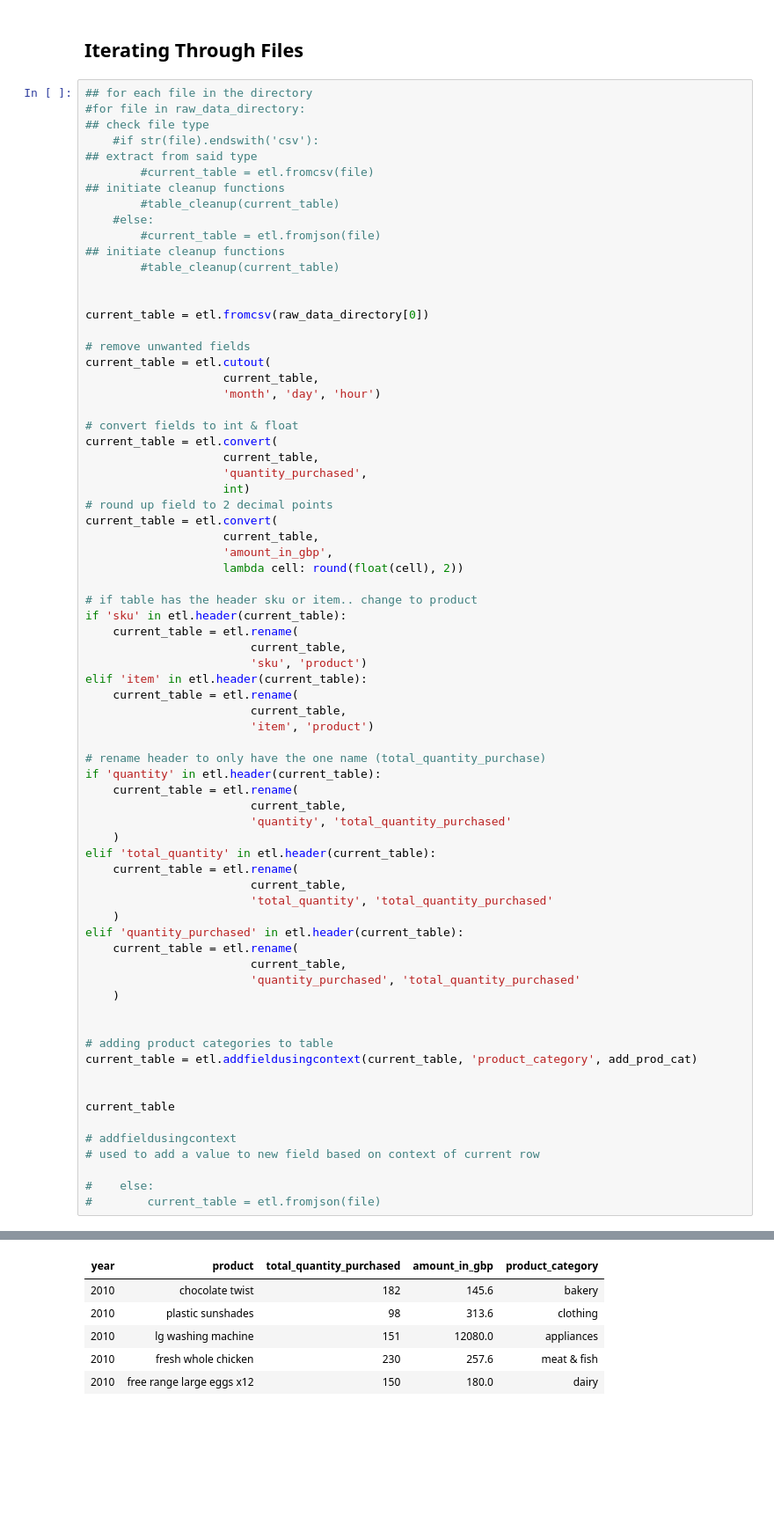
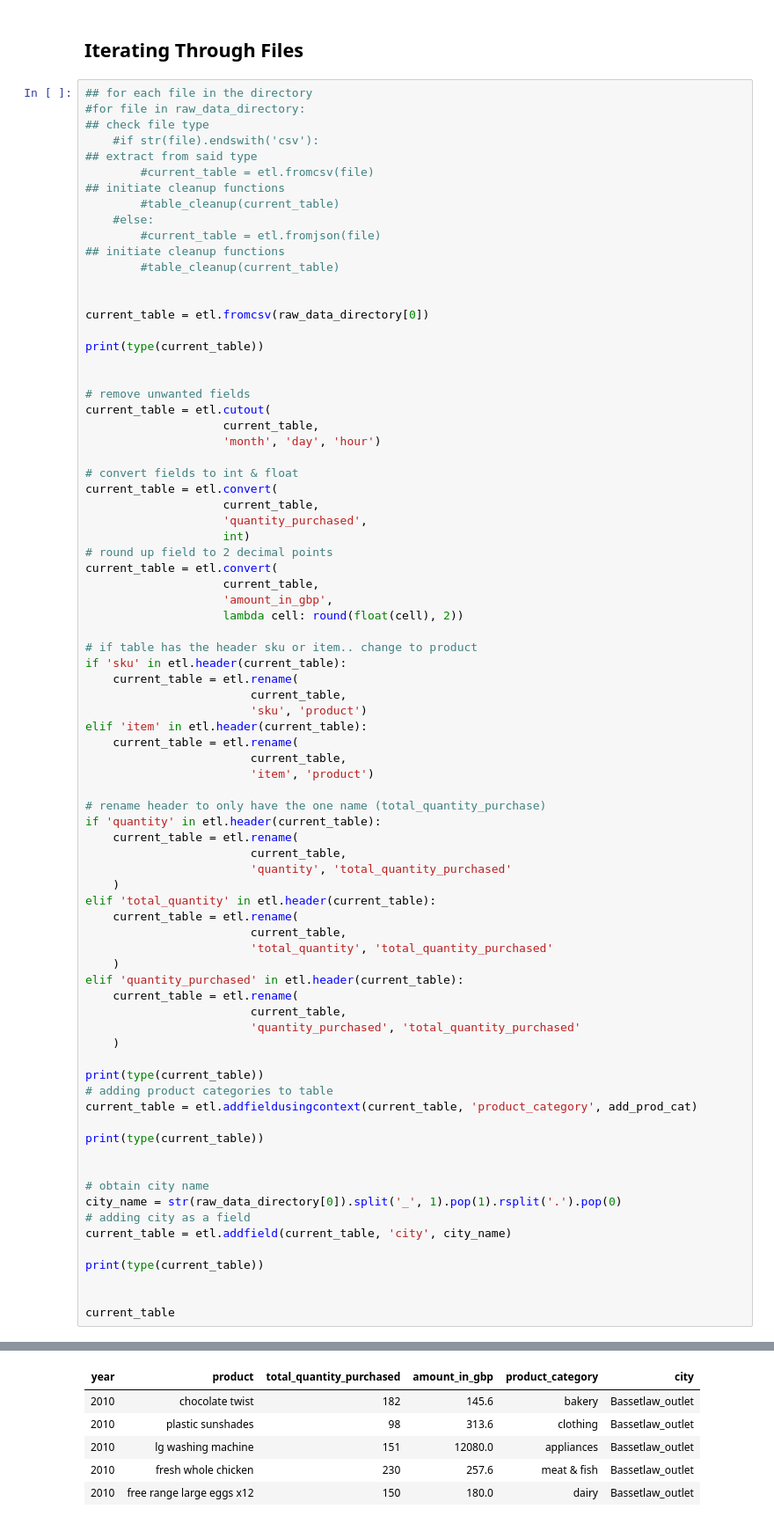
Before and after one commit to Clive07/Project_4_Retail_Dashboard, a Jupyter notebook: tester_2.ipynb, the cells around one changed output, grey strips where cells are left out. Shown at 88% size. Saved outputs shown, nothing was run; the diff lists cells and outputs as text; blank space fills up the shorter version.

```diff
--- a/tester_2.ipynb
+++ b/tester_2.ipynb
@@ -129,6 +129,9 @@ def add_prod_cat(prv, cur, nxt):
 
 
 current_table = etl.fromcsv(raw_data_directory[0])
+
+print(type(current_table))
+
 
 # remove unwanted fields
 current_table = etl.cutout(
@@ -173,16 +176,20 @@ elif 'quantity_purchased' in etl.header(current_table):
                         'quantity_purchased', 'total_quantity_purchased'
     )
 
-
+print(type(current_table))
 # adding product categories to table
 current_table = etl.addfieldusingcontext(current_table, 'product_category', add_prod_cat)
 
+print(type(current_table))
+
+
+# obtain city name
+city_name = str(raw_data_directory[0]).split('_', 1).pop(1).rsplit('.').pop(0)
+# adding city as a field
+current_table = etl.addfield(current_table, 'city', city_name)
+
+print(type(current_table))
+
 
 current_table
-
-# addfieldusingcontext
-# used to add a value to new field based on context of current row
-
-#    else:
-#        current_table = etl.fromjson(file)
 # %% [output]
@@ -189,6 +200,6 @@ current_table
-| year | product | total_quantity_purchased | amount_in_gbp | product_category |
-| 2010 | chocolate twist | 182 | 145.6 | bakery |
-| 2010 | plastic sunshades | 98 | 313.6 | clothing |
-| 2010 | lg washing machine | 151 | 12080.0 | appliances |
-| 2010 | fresh whole chicken | 230 | 257.6 | meat & fish |
-| 2010 | free range large eggs x12 | 150 | 180.0 | dairy |
+| year | product | total_quantity_purchased | amount_in_gbp | product_category | city |
+| 2010 | chocolate twist | 182 | 145.6 | bakery | Bassetlaw_outlet |
+| 2010 | plastic sunshades | 98 | 313.6 | clothing | Bassetlaw_outlet |
+| 2010 | lg washing machine | 151 | 12080.0 | appliances | Bassetlaw_outlet |
+| 2010 | fresh whole chicken | 230 | 257.6 | meat & fish | Bassetlaw_outlet |
+| 2010 | free range large eggs x12 | 150 | 180.0 | dairy | Bassetlaw_outlet |
```
Also changed, not shown: parts of 7 cells of this notebook, 1 other file.
